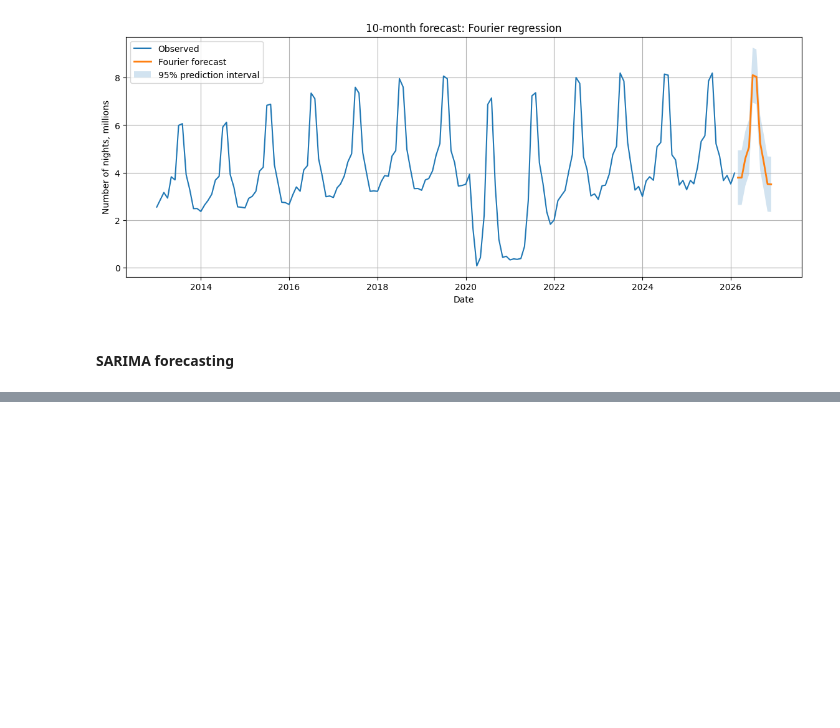
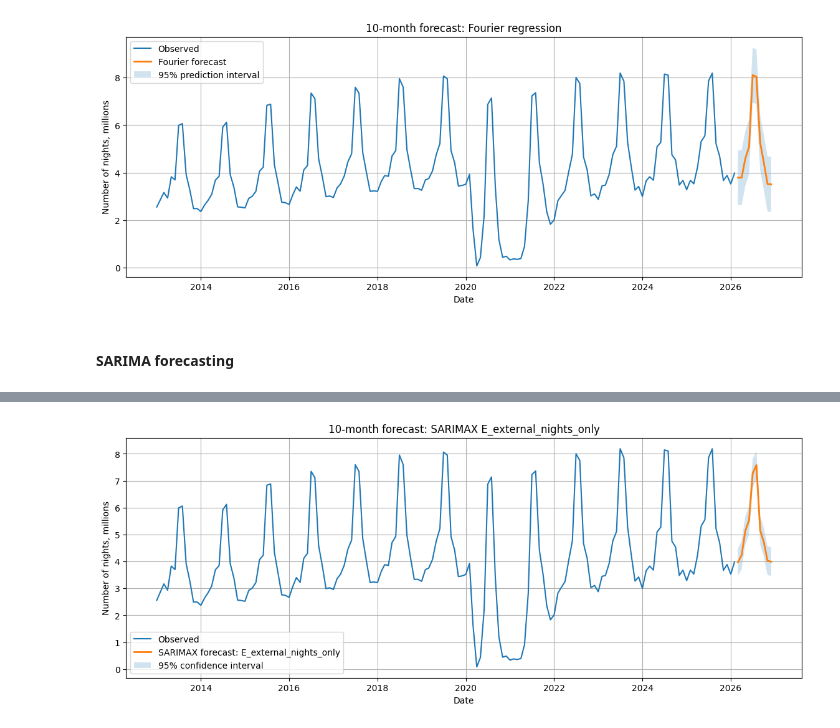
Before and after one commit to nievsky/TourismAnalysis_TimeSeries, a Jupyter notebook: main.ipynb, the cells around one changed output, grey strips where cells are left out. Cells and saved outputs as stored; diff of their text form; code cells hidden in the pictures; blank space fills up the shorter version.

```diff
--- a/main.ipynb
+++ b/main.ipynb
@@ -1638,0 +1738,8 @@ plt.show()
+# %%
+future_exog_scaled = pd.DataFrame(
+    best_obj["scaler"].transform(future_exog_raw),
+    index=future_index,
+    columns=best_exog_cols
+)
+
+display(future_exog_scaled)
@@ -1638,0 +1760,10 @@ plt.show()
+# %%
+sarimax_forecast_res = best_fit.get_forecast(
+    steps=future_steps,
+    exog=future_exog_scaled
+)
+
+sarimax_forecast = sarimax_forecast_res.summary_frame(alpha=0.05)
+sarimax_forecast.index = future_index
+
+display(sarimax_forecast)
@@ -1638,0 +1782,27 @@ plt.show()
+# %%
+plt.figure(figsize=(14, 5))
+
+plt.plot(y.index, y / 1_000_000, label="Observed")
+plt.plot(
+    sarimax_forecast.index,
+    sarimax_forecast["mean"] / 1_000_000,
+    label=f"SARIMAX forecast: {best_sarimax_name}",
+    linewidth=2
+)
+
+plt.fill_between(
+    sarimax_forecast.index,
+    sarimax_forecast["mean_ci_lower"] / 1_000_000,
+    sarimax_forecast["mean_ci_upper"] / 1_000_000,
+    alpha=0.2,
+    label="95% confidence interval"
+)
+
+plt.title(f"10-month forecast: SARIMAX {best_sarimax_name}")
+plt.xlabel("Date")
+plt.ylabel("Number of nights, millions")
+plt.legend()
+plt.grid(True)
+plt.show()
+# %% [output]
+[figure, added]
```
Also changed, not shown: parts of 13 cells of this notebook.
